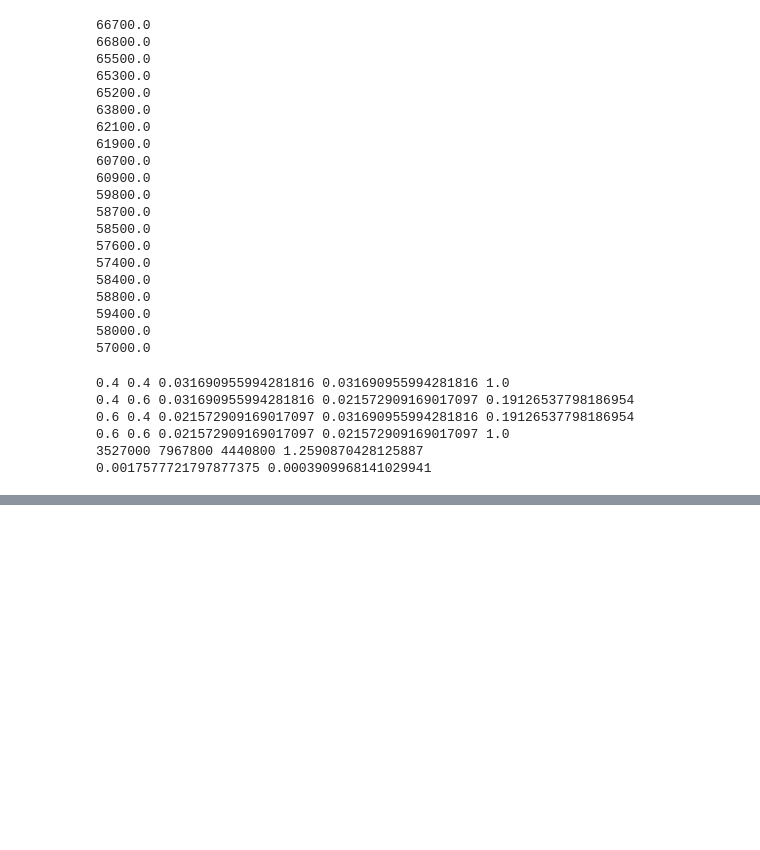
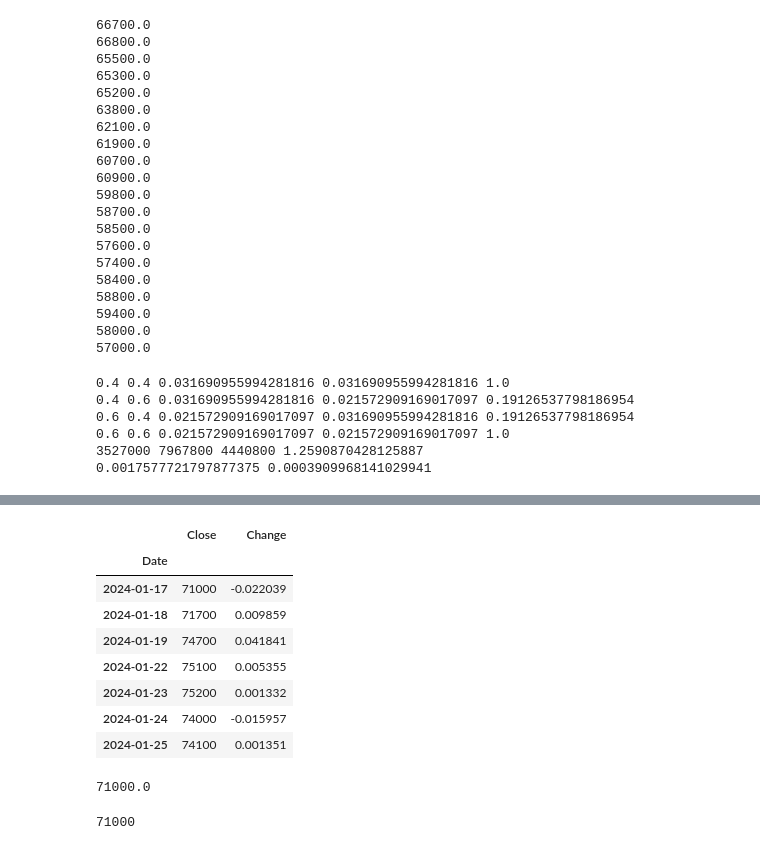
Before and after one commit to hjs5979/df_project, a Jupyter notebook: stock_idea.ipynb, the cells around one changed output, grey strips where cells are left out. Cells and saved outputs as stored; diff of their text form; code cells hidden in the pictures; blank space fills up the shorter version.

```diff
--- a/stock_idea.ipynb
+++ b/stock_idea.ipynb
@@ -204,0 +235,24 @@ df_krx
+# %%
+stock_timestamp = fdr.DataReader('000810',"2024-01-20","2024-01-27").filter(['Close','Change'])
+# %%
+stock_timestamp
+# %% [output]
+|  | Close | Change |
+| Date |  |  |
+| 2024-01-17 | 71000 | -0.022039 |
+| 2024-01-18 | 71700 | 0.009859 |
+| 2024-01-19 | 74700 | 0.041841 |
+| 2024-01-22 | 75100 | 0.005355 |
+| 2024-01-23 | 75200 | 0.001332 |
+| 2024-01-24 | 74000 | -0.015957 |
+| 2024-01-25 | 74100 | 0.001351 |
+# %%
+start_date_close = stock_timestamp.loc['2024-01-17','Close']
+start_date_close
+# %% [output]
+71000.0
+# %%
+start_date_close = stock_timestamp.iloc[0,1]
+start_date_close
+# %% [output]
+71000
```
Also changed, not shown: parts of 21 cells of this notebook, 13 other files.
